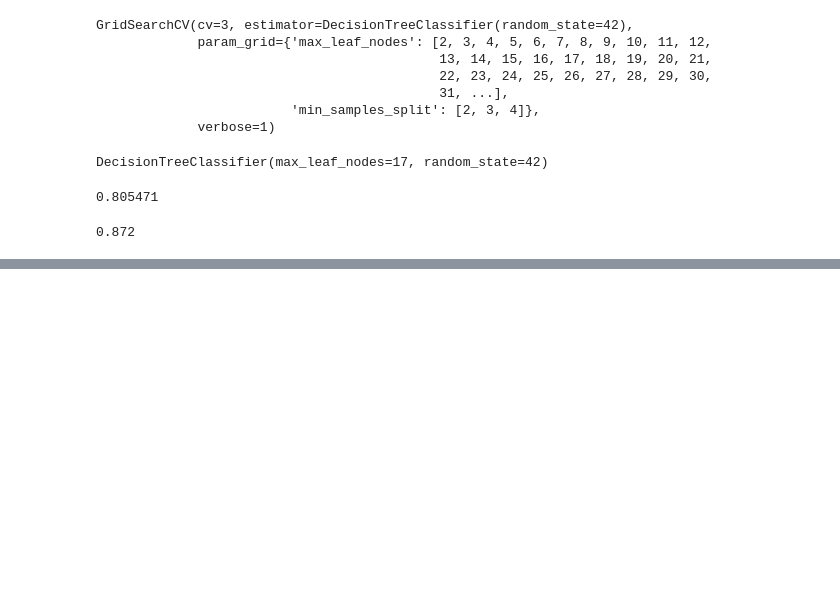
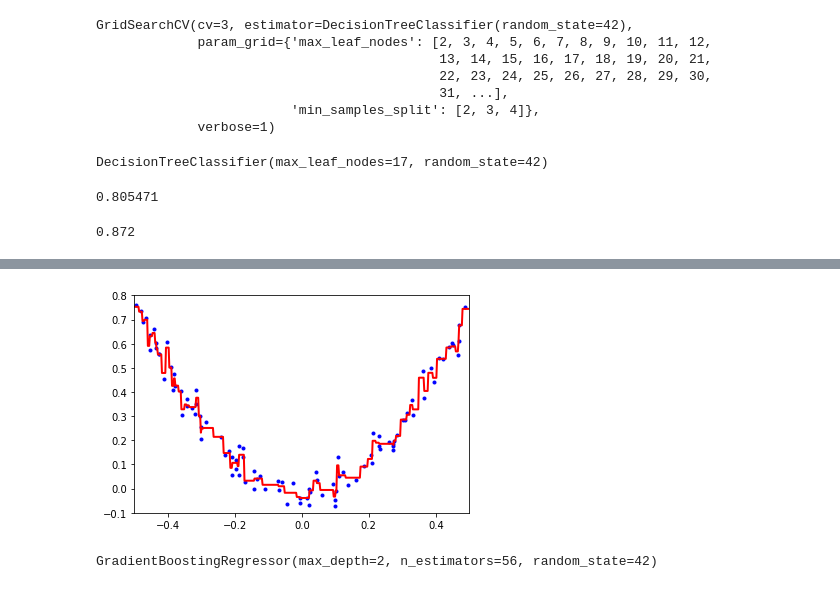
Before and after one commit to EUN-GYUL/ml_study_2023_Q1, a Jupyter notebook: 6.decision tree/decision_tree.ipynb, the cells around one changed output, grey strips where cells are left out. Drawn from its saved outputs; the diff is of its cells as text; code cells hidden in the pictures; blank space fills up the shorter version.

```diff
--- a/6.decision tree/decision_tree.ipynb
+++ b/6.decision tree/decision_tree.ipynb
@@ -75,0 +251,19 @@ accuracy_score(y_test, y_pred_majority_votes.reshape([-1]))
+# %%
+#과대적합
+plot_predictions([gbrt_slow],X,y,axes=[-0.5, 0.5, -0.1, 0.8])
+# %% [output]
+[figure, added]
+# %%
+from sklearn.metrics import mean_squared_error
+
+X_train, X_val, y_train, y_val = train_test_split(X, y, random_state=49)
+gbrt = GradientBoostingRegressor(max_depth=2,n_estimators=120,random_state=42)
+gbrt.fit(X_train,y_train)
+
+errors = [mean_squared_error(y_val,y_pred) for y_pred in gbrt.staged_predict(X_val)]
+bst_n_estimators = np.argmin(errors) + 1
+
+gbrt_best = GradientBoostingRegressor(max_depth=2,n_estimators=bst_n_estimators,random_state=42)
+gbrt_best.fit(X_train,y_train)
+# %% [output]
+GradientBoostingRegressor(max_depth=2, n_estimators=56, random_state=42)
```
Also changed, not shown: parts of 27 cells of this notebook.
